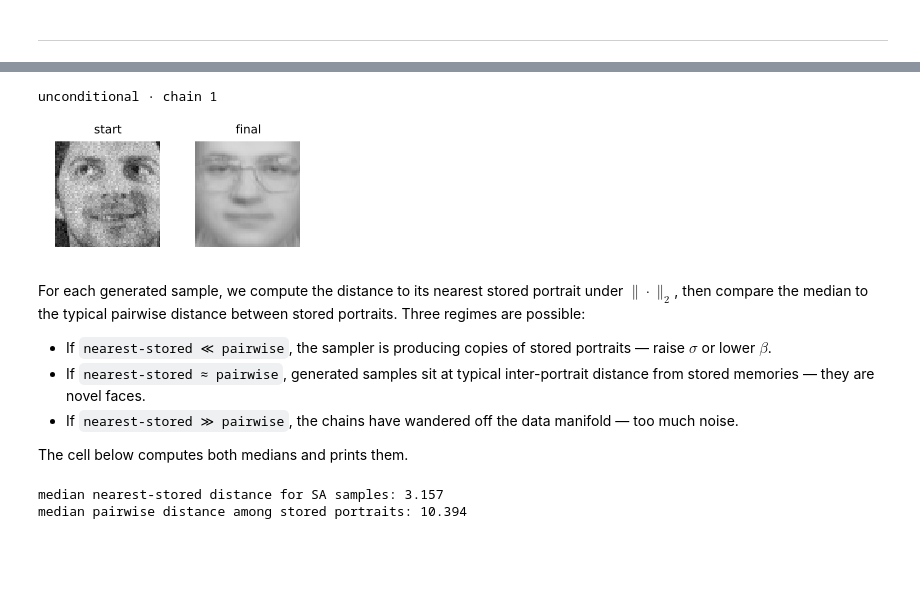
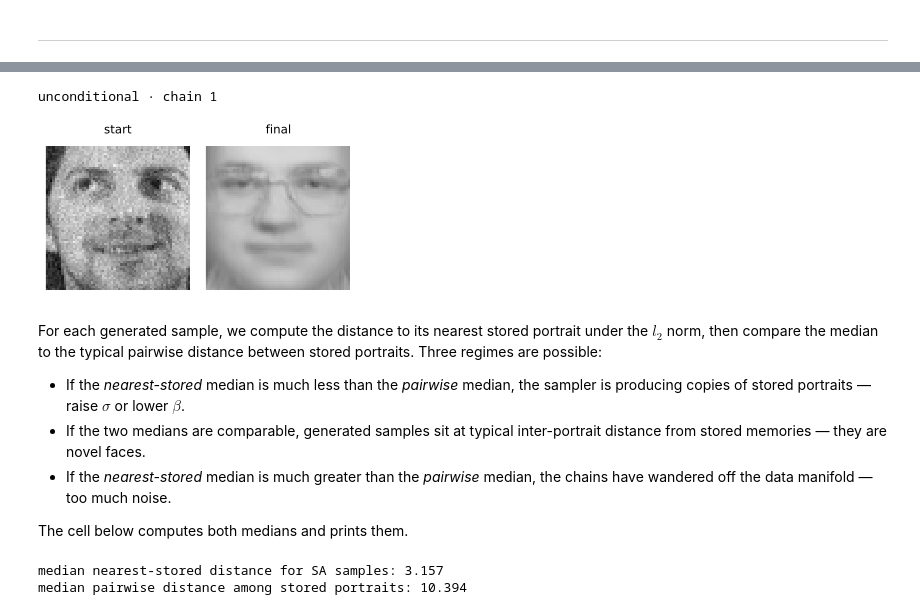
Before and after one commit to varnerlab/Practicum-5820-S2026, a Jupyter notebook: CHEME-5820-Practicum-S2026.ipynb, the cells around one changed output, grey strips where cells are left out. Cells and saved outputs as stored; diff of their text form; code cells hidden in the pictures; blank space fills up the shorter version.

```diff
--- a/CHEME-5820-Practicum-S2026.ipynb
+++ b/CHEME-5820-Practicum-S2026.ipynb
@@ -230,25 +232,31 @@ Pick a chain index in `1:n_samples_unmasked`. The cell below shows the starting
 # %%
 chain_index = let
     chain_index = 1; # TODO: pick a chain index in 1:n_samples_unmasked
     @assert 1 <= chain_index <= n_samples_unmasked
     chain_index;
 end
 println("unconditional · chain $chain_index")
 
 let
-    grid = hcat(unmasked_initial[:, chain_index], unmasked_samples[:, chain_index])
-    image_grid(grid, 2; tile_px = 140,
-        tile_titles = ["start", "final"])
+    cols   = [unmasked_initial[:, chain_index], unmasked_samples[:, chain_index]]
+    titles = ["start", "final"]
+    plots  = []
+    for (col, t) in zip(cols, titles)
+        img = Gray.(clamp.(reshape(col, 64, 64), 0.0, 1.0))
+        push!(plots, heatmap(img; color = :grays, axis = false, ticks = false, colorbar = false,
+            title = t, titlefontsize = 8, aspect_ratio = :equal))
+    end
+    plot(plots...; layout = (1, 2), size = (320, 180), margin = 0Plots.PlotMeasures.mm)
 end
 # %% [output]
 unconditional · chain 1
-[figure, old version]
+[figure, new version]
 # %% [markdown]
-For each generated sample, we compute the distance to its nearest stored portrait under $\|\cdot\|_{2}$, then compare the median to the typical pairwise distance between stored portraits. Three regimes are possible:
+For each generated sample, we compute the distance to its nearest stored portrait under the $l_2$ norm, then compare the median to the typical pairwise distance between stored portraits. Three regimes are possible:
 
-* If `nearest-stored ≪ pairwise`, the sampler is producing copies of stored portraits — raise $\sigma$ or lower $\beta$.
-* If `nearest-stored ≈ pairwise`, generated samples sit at typical inter-portrait distance from stored memories — they are novel faces.
-* If `nearest-stored ≫ pairwise`, the chains have wandered off the data manifold — too much noise.
+* If the *nearest-stored* median is much less than the *pairwise* median, the sampler is producing copies of stored portraits — raise $\sigma$ or lower $\beta$.
+* If the two medians are comparable, generated samples sit at typical inter-portrait distance from stored memories — they are novel faces.
+* If the *nearest-stored* median is much greater than the *pairwise* median, the chains have wandered off the data manifold — too much noise.
 
 The cell below computes both medians and prints them.
 # %%
```
Also changed, not shown: parts of 23 cells of this notebook.
